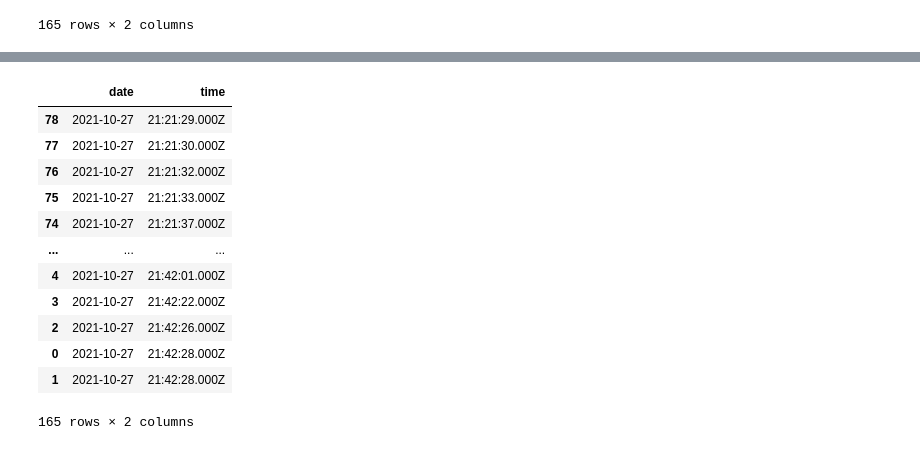
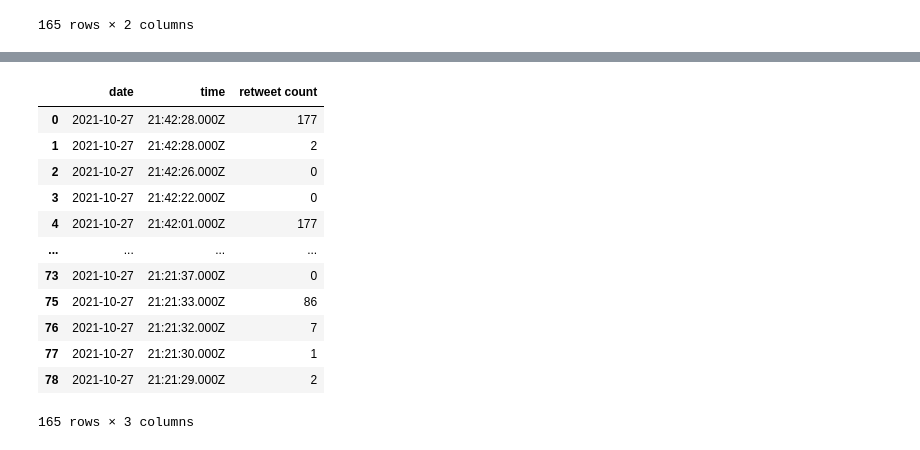
Before and after one commit to sthurstone/Return-Rate-Researchers---Project-I, a Jupyter notebook: API/Twitter_API_Analysis_Tables.ipynb, the cells around one changed output, grey strips where cells are left out. Drawn from its saved outputs; the diff is of its cells as text; code cells hidden in the pictures.

Commit message:
Updated API Tables

```diff
--- a/API/Twitter_API_Analysis_Tables.ipynb
+++ b/API/Twitter_API_Analysis_Tables.ipynb
@@ -105,3 +107,6 @@ df_created2
 | 84 | 2021-10-27 | 21:37:05.000Z |
 | 85 | 2021-10-27 | 21:37:03.000Z |
 165 rows × 2 columns
+# %%
+df_created2['retweet count'] = merged_total_df['retweet count'].values
+df_created2
@@ -108,17 +127,17 @@ df_created2
 # %%
-df_sort= df_created2.sort_values(by=["time"], ascending=True)
+df_sort= df_created2.sort_values(by=["time"], ascending=False)
 df_sort
 # %% [output]
-|  | date | time |
-| 78 | 2021-10-27 | 21:21:29.000Z |
-| 77 | 2021-10-27 | 21:21:30.000Z |
-| 76 | 2021-10-27 | 21:21:32.000Z |
-| 75 | 2021-10-27 | 21:21:33.000Z |
-| 74 | 2021-10-27 | 21:21:37.000Z |
-| ... | ... | ... |
-| 4 | 2021-10-27 | 21:42:01.000Z |
-| 3 | 2021-10-27 | 21:42:22.000Z |
-| 2 | 2021-10-27 | 21:42:26.000Z |
-| 0 | 2021-10-27 | 21:42:28.000Z |
-| 1 | 2021-10-27 | 21:42:28.000Z |
+|  | date | time | retweet count |
+| 0 | 2021-10-27 | 21:42:28.000Z | 177 |
+| 1 | 2021-10-27 | 21:42:28.000Z | 2 |
+| 2 | 2021-10-27 | 21:42:26.000Z | 0 |
+| 3 | 2021-10-27 | 21:42:22.000Z | 0 |
+| 4 | 2021-10-27 | 21:42:01.000Z | 177 |
+| ... | ... | ... | ... |
+| 73 | 2021-10-27 | 21:21:37.000Z | 0 |
+| 75 | 2021-10-27 | 21:21:33.000Z | 86 |
+| 76 | 2021-10-27 | 21:21:32.000Z | 7 |
+| 77 | 2021-10-27 | 21:21:30.000Z | 1 |
+| 78 | 2021-10-27 | 21:21:29.000Z | 2 |
-165 rows × 2 columns
+165 rows × 3 columns
```
Also changed, not shown: parts of 4 cells of this notebook, 2 other files.
